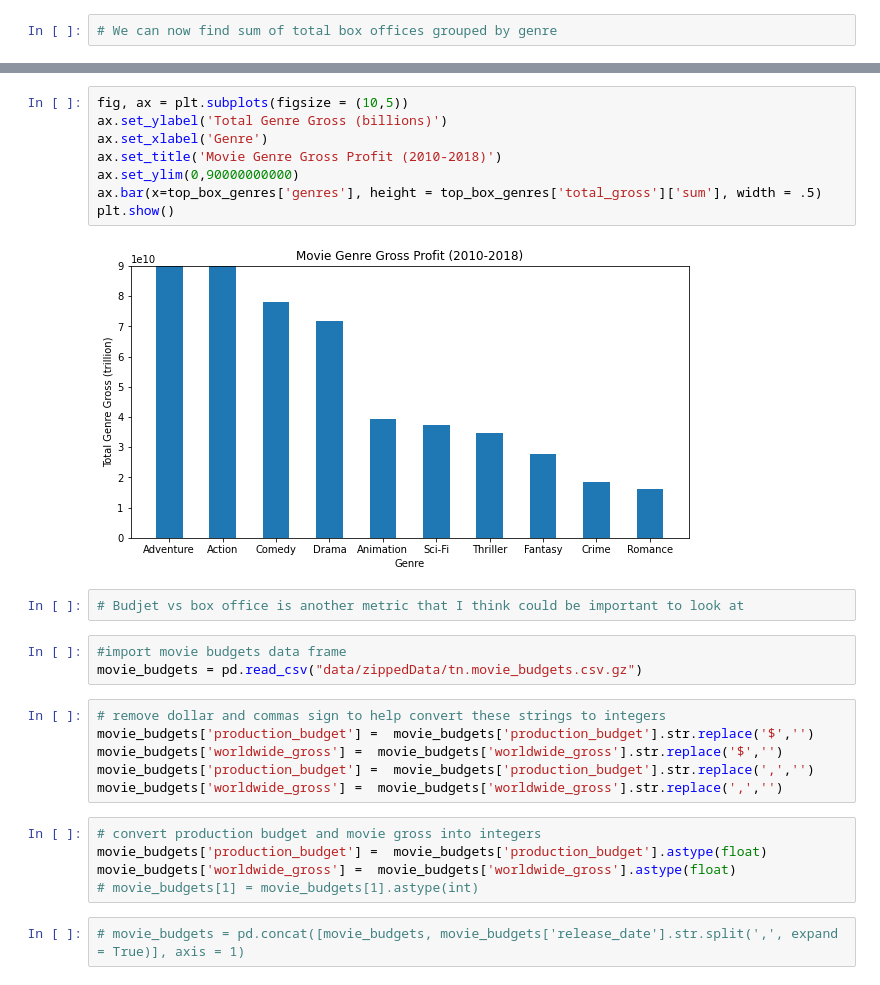
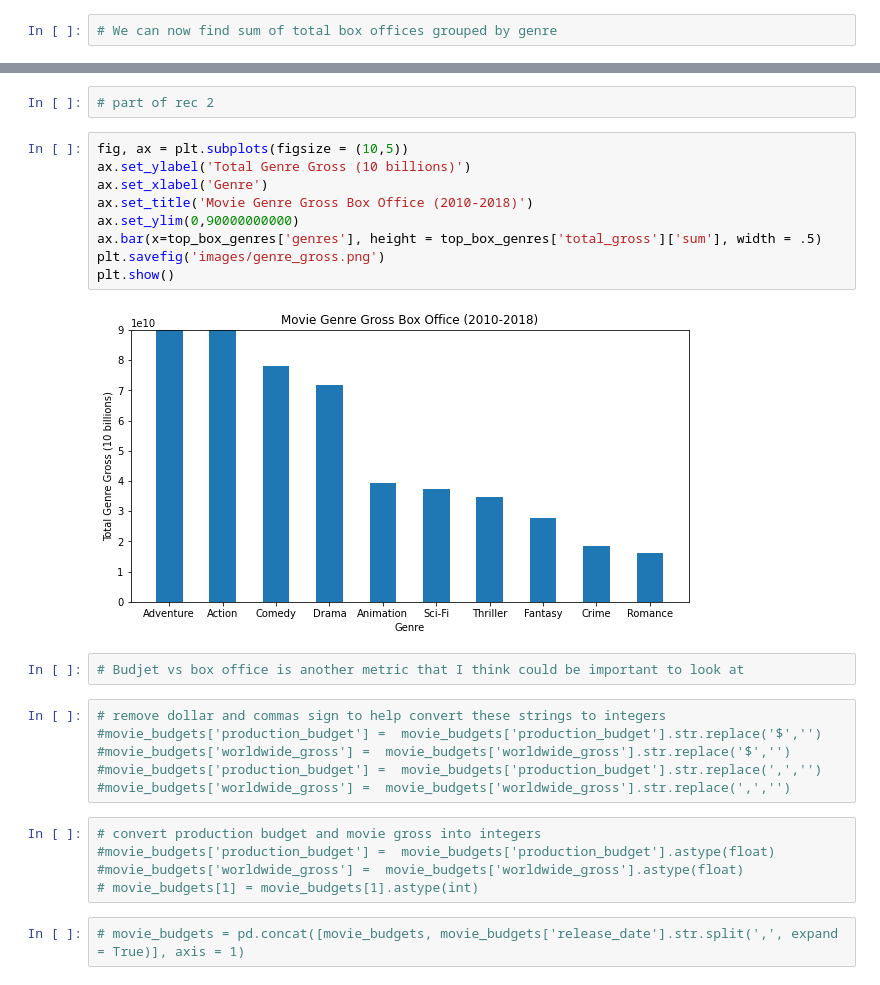
Before and after one commit to tonymbennett5/MovieDataProject-, a Jupyter notebook: dsc-phase1-project-template.ipynb, the cells around one changed output, grey strips where cells are left out. Drawn from its saved outputs; the diff is of its cells as text.

```diff
--- a/dsc-phase1-project-template.ipynb
+++ b/dsc-phase1-project-template.ipynb
@@ -430,28 +454,28 @@ top_box_genres
+# %%
+# part of rec 2
 # %%
 fig, ax = plt.subplots(figsize = (10,5))
-ax.set_ylabel('Total Genre Gross (billions)')
+ax.set_ylabel('Total Genre Gross (10 billions)')
 ax.set_xlabel('Genre')
-ax.set_title('Movie Genre Gross Profit (2010-2018)')
+ax.set_title('Movie Genre Gross Box Office (2010-2018)')
 ax.set_ylim(0,90000000000)
 ax.bar(x=top_box_genres['genres'], height = top_box_genres['total_gross']['sum'], width = .5)
+plt.savefig('images/genre_gross.png')
 plt.show()
 # %% [output]
-[figure, old version]
+[figure, new version]
 # %%
 # Budjet vs box office is another metric that I think could be important to look at
-# %%
-#import movie budgets data frame
-movie_budgets = pd.read_csv("data/zippedData/tn.movie_budgets.csv.gz")
 # %%
 # remove dollar and commas sign to help convert these strings to integers
-movie_budgets['production_budget'] =  movie_budgets['production_budget'].str.replace('$','')
-movie_budgets['worldwide_gross'] =  movie_budgets['worldwide_gross'].str.replace('$','')
-movie_budgets['production_budget'] =  movie_budgets['production_budget'].str.replace(',','')
-movie_budgets['worldwide_gross'] =  movie_budgets['worldwide_gross'].str.replace(',','')
+#movie_budgets['production_budget'] =  movie_budgets['production_budget'].str.replace('$','')
+#movie_budgets['worldwide_gross'] =  movie_budgets['worldwide_gross'].str.replace('$','')
+#movie_budgets['production_budget'] =  movie_budgets['production_budget'].str.replace(',','')
+#movie_budgets['worldwide_gross'] =  movie_budgets['worldwide_gross'].str.replace(',','')
 # %%
 # convert production budget and movie gross into integers
-movie_budgets['production_budget'] =  movie_budgets['production_budget'].astype(float)
-movie_budgets['worldwide_gross'] =  movie_budgets['worldwide_gross'].astype(float)
+#movie_budgets['production_budget'] =  movie_budgets['production_budget'].astype(float)
+#movie_budgets['worldwide_gross'] =  movie_budgets['worldwide_gross'].astype(float)
 # movie_budgets[1] = movie_budgets[1].astype(int)
 # %%
 # movie_budgets = pd.concat([movie_budgets, movie_budgets['release_date'].str.split(',', expand = True)], axis = 1)
```
Also changed, not shown: parts of 75 cells of this notebook, 8 other files.
